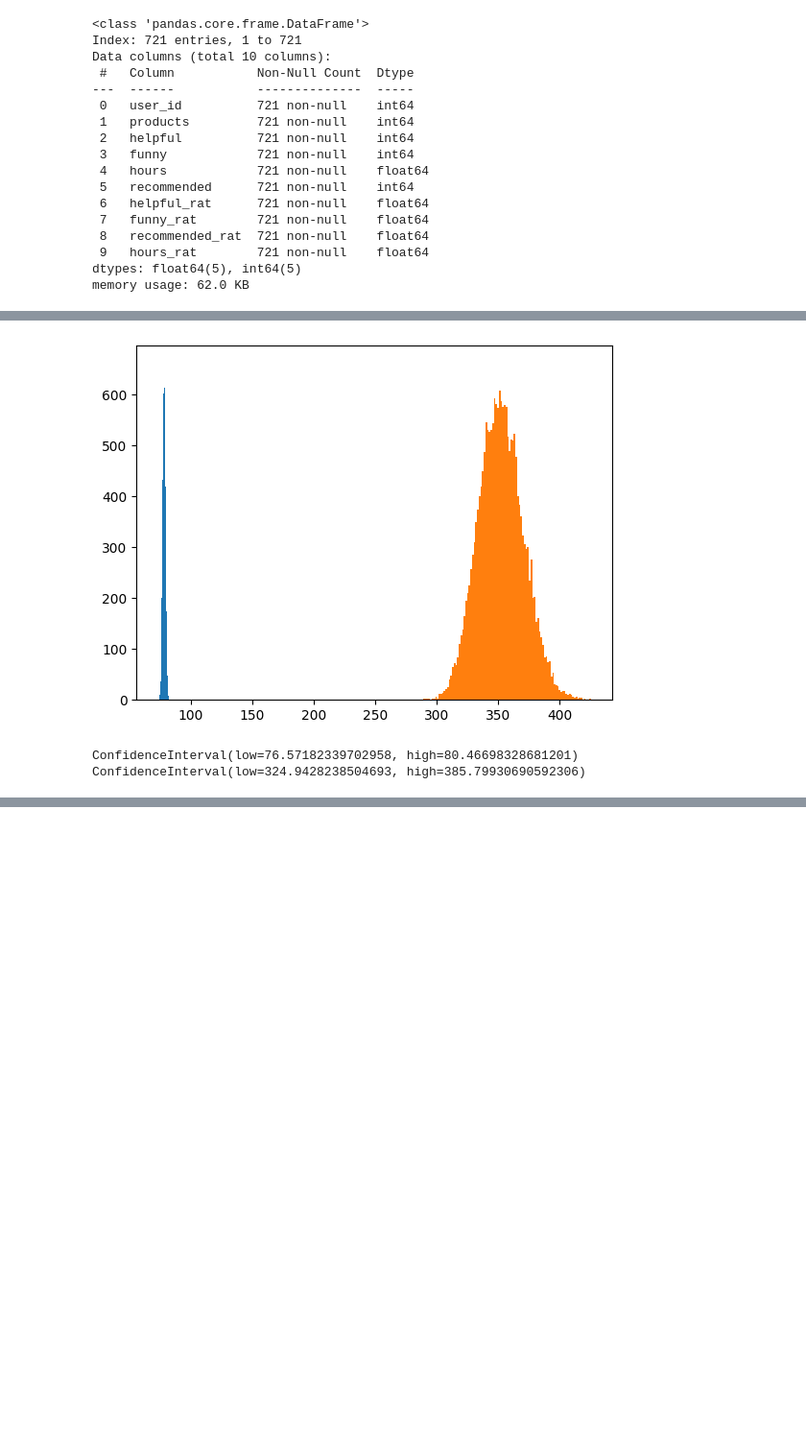
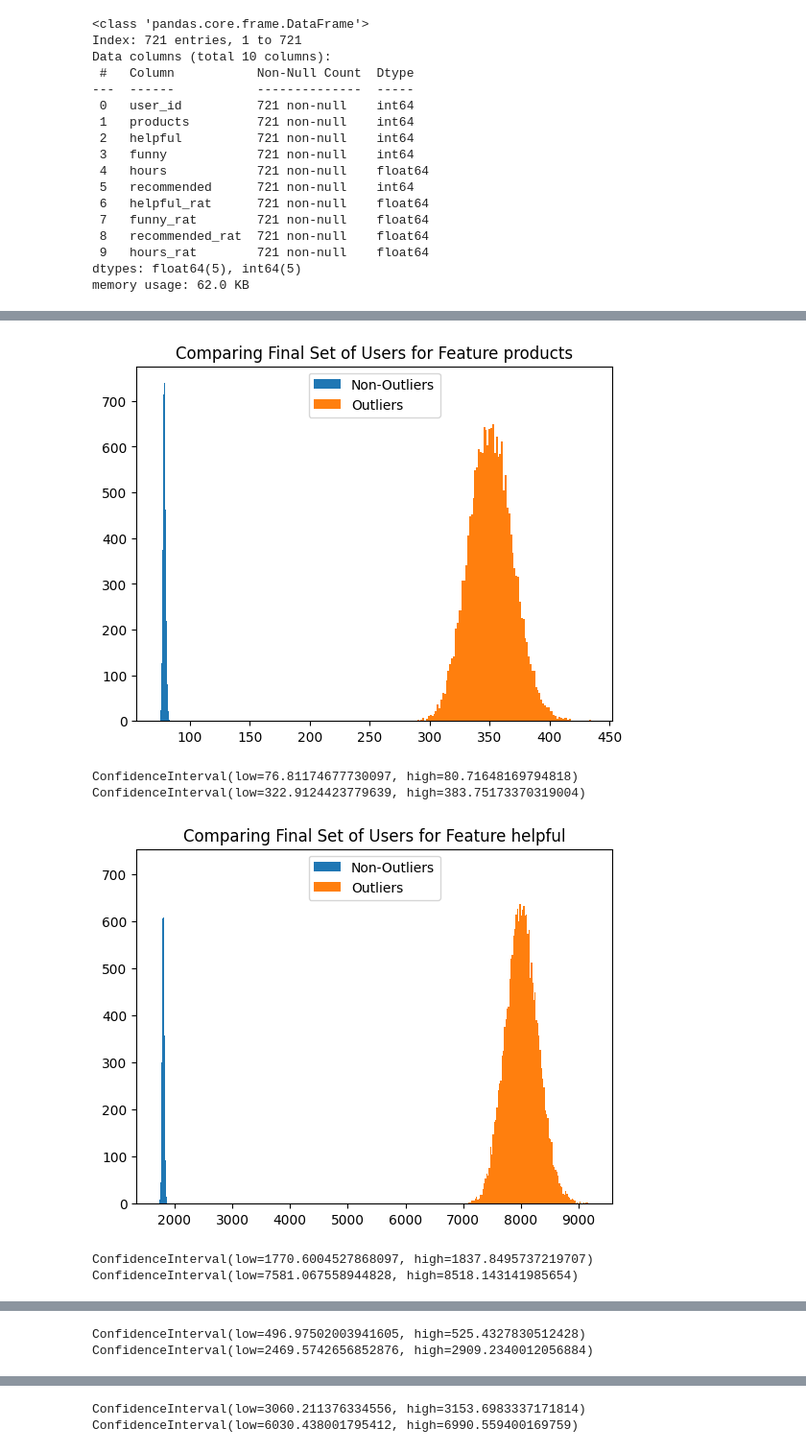
Before and after one commit to swatt45/Capstone, a Jupyter notebook: D502 EDA.ipynb, the cells around one changed output, grey strips where cells are left out. Shown at 96% size. Drawn from its saved outputs; the diff is of its cells as text; code cells hidden in the pictures; blank space fills up the shorter version.

```diff
--- a/D502 EDA.ipynb
+++ b/D502 EDA.ipynb
@@ -45,7 +46,7 @@ def create_box_and_hist(data, column):
     plt.tight_layout()
     plt.show()
 
-def boot(data, column, stat, stat_label):
+def boot(data, column, stat, stat_label=''):
     rnd = 42
     res = bootstrap((data[column].values,), stat, confidence_level=0.9,
                     random_state=rnd, batch=1, n_resamples=20000)
@@ -61,6 +62,26 @@ def histo(df):
     df.hist()
     plt.tight_layout()
     plt.show()
+
+def mannwhitu(column):
+    statistic, p_value = mannwhitneyu(df_outliers[column], df[df.iso != -1 ][column], alternative='greater')
+    print(f"Statistic for: {column}", statistic)
+    print(f"p-value: for: {column}", p_value)
+    print(f"")
+
+def compare_sets(column):
+    A = boot(df, column, np.mean)
+    B = boot(df_outliers, column, np.mean)
+
+    ax1 = plt.hist(A.bootstrap_distribution, bins=100, label='Non-Outliers')
+    ax2 = plt.hist(B.bootstrap_distribution, bins=100, label='Outliers')
+
+    plt.title(f'Comparing Final Set of Users for Feature: {column}')
+    plt.legend(loc='upper center')
+
+    plt.show()
+    print(A.confidence_interval)
+    print(B.confidence_interval)
 # %%
 # dfreco = pd.read_csv("recommendations.csv")
 # dfreco.to_parquet("recommendations.parquet")
@@ -367,13 +365,12 @@ recommended      33.0000000
 dtype: float64
-# %%
-A = boot(df, 'products', np.mean, 'PCA 1')
-B = boot(df_outliers,'products', np.mean, 'PCA 1')
-plt.hist(A.bootstrap_distribution, bins=100)
-plt.hist(B.bootstrap_distribution, bins=100)
-plt.show()
-print(A.confidence_interval)
-print(B.confidence_interval)
-# %% [output]
-[figure, removed]
-ConfidenceInterval(low=76.57182339702958, high=80.46698328681201)
-ConfidenceInterval(low=324.9428238504693, high=385.79930690592306)
+# %%
+features = ['products','helpful','funny', 'hours', 'recommended', 'single_pca']
+for f in features:
+    compare_sets(f)
+# %% [output]
+[figure, added]
+ConfidenceInterval(low=76.81174677730097, high=80.71648169794818)
+ConfidenceInterval(low=322.9124423779639, high=383.75173370319004)
+[figure, added]
+ConfidenceInterval(low=1770.6004527868097, high=1837.8495737219707)
+ConfidenceInterval(low=7581.067558944828, high=8518.143141985654)
@@ -379,0 +378,2 @@ ConfidenceInterval(low=324.9428238504693, high=385.79930690592306)
+ConfidenceInterval(low=496.97502003941605, high=525.4327830512428)
+ConfidenceInterval(low=2469.5742656852876, high=2909.2340012056884)
@@ -379,0 +381,2 @@ ConfidenceInterval(low=324.9428238504693, high=385.79930690592306)
+ConfidenceInterval(low=3060.211376334556, high=3153.6983337171814)
+ConfidenceInterval(low=6030.438001795412, high=6990.559400169759)
```
Also changed, not shown: parts of 23 cells of this notebook, 2 other files.
